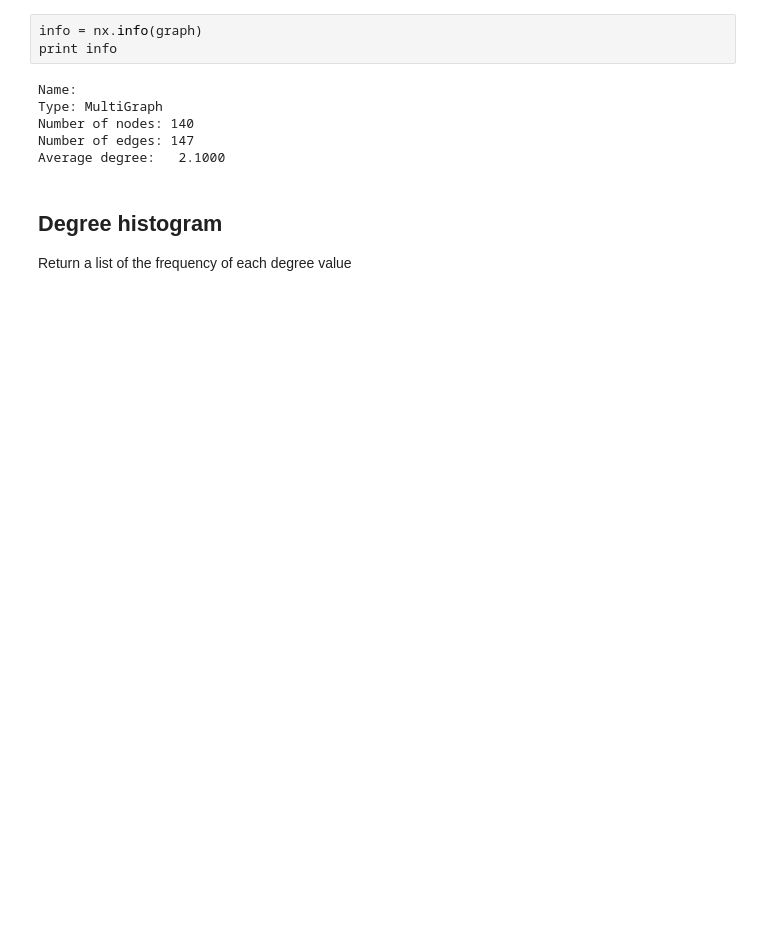
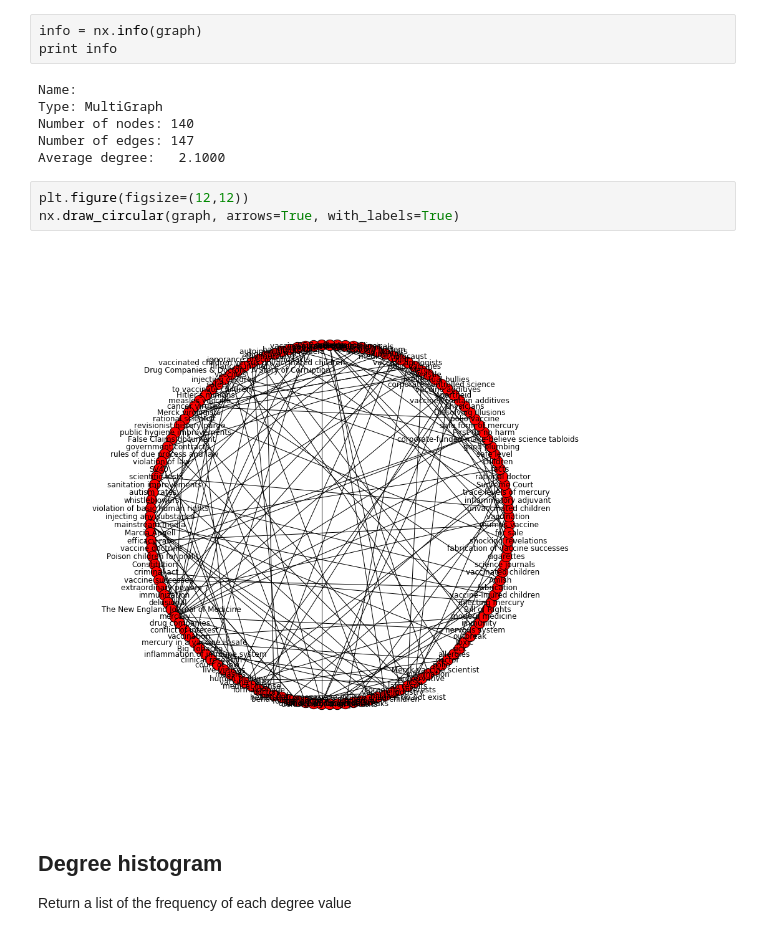
Before and after one commit to gloriakang/vax-sentiment, a Jupyter notebook: graph-analysis.ipynb, the cells around one changed output. Drawn from its saved outputs; the diff is of its cells as text; blank space fills up the shorter version.

```diff
--- a/graph-analysis.ipynb
+++ b/graph-analysis.ipynb
@@ -25,6 +28,11 @@ Type: MultiGraph
 Number of nodes: 140
 Number of edges: 147
 Average degree:   2.1000
+# %%
+plt.figure(figsize=(12,12))
+nx.draw_circular(graph, arrows=True, with_labels=True)
+# %% [output]
+[figure, added]
 # %% [markdown]
 ## Degree histogram
 Return a list of the frequency of each degree value
```
Also changed, not shown: parts of 12 cells of this notebook.
